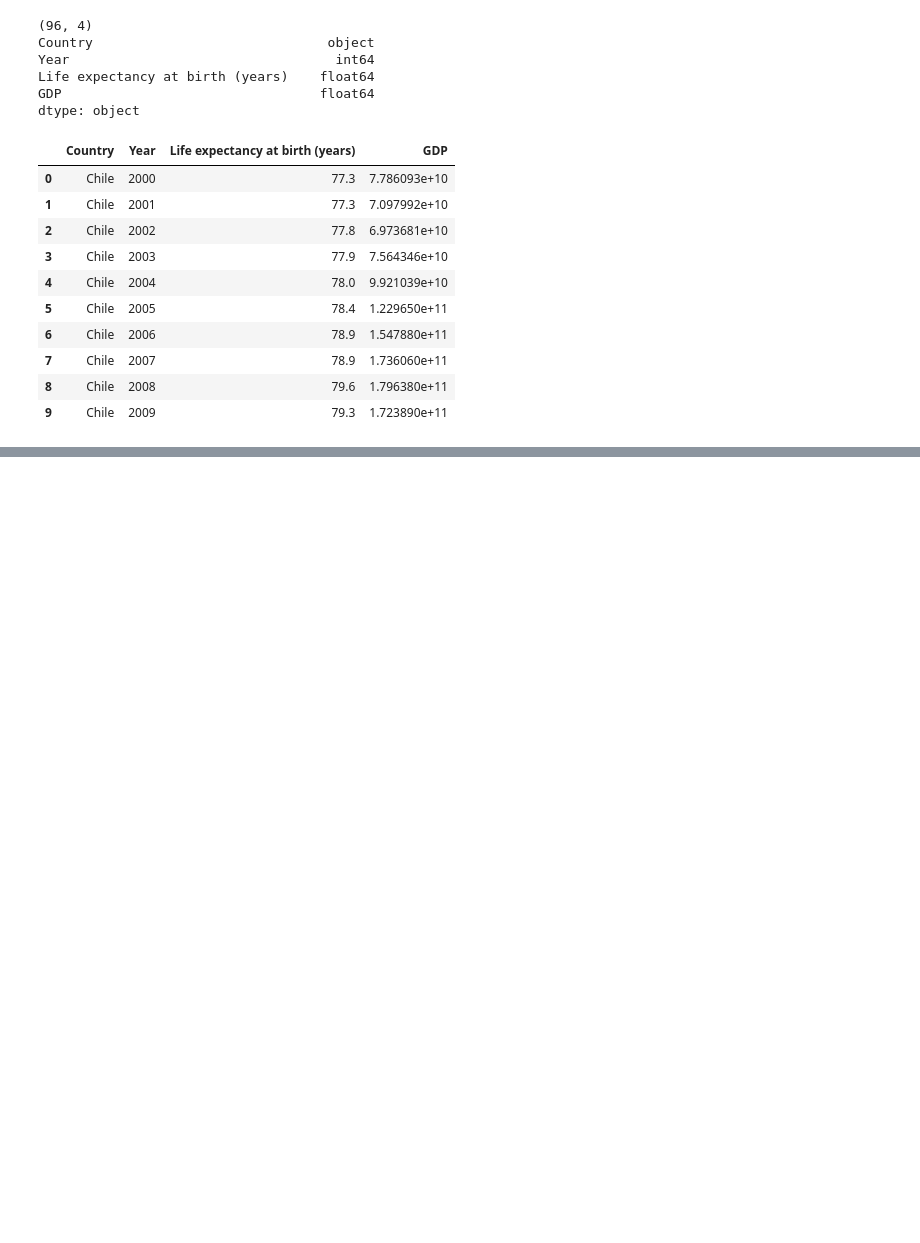
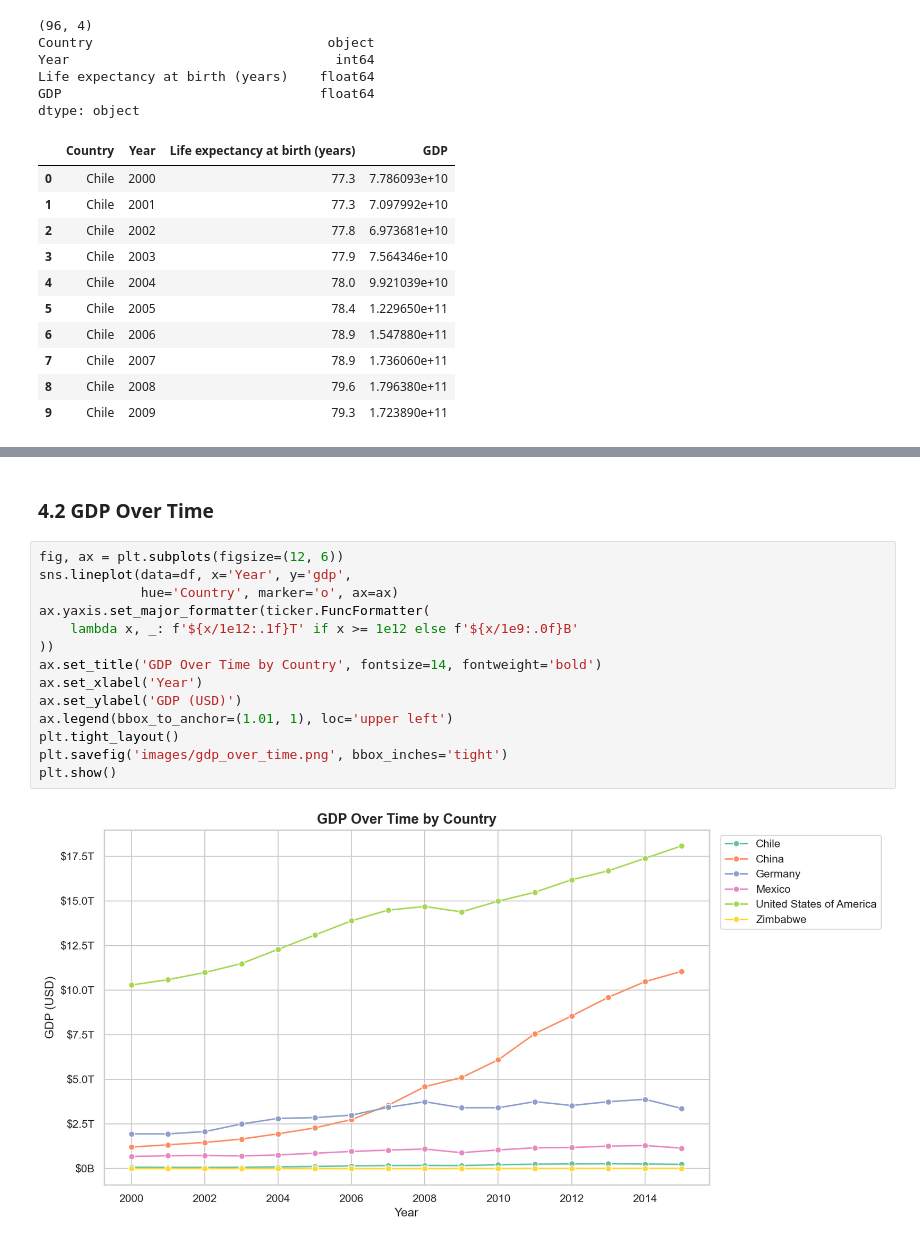
Before and after one commit to dxsastrous/life-expectancy-gdp-analysis, a Jupyter notebook: life_expectancy_gdp.ipynb, the cells around one changed output, grey strips where cells are left out. Saved outputs shown, nothing was run; the diff lists cells and outputs as text; blank space fills up the shorter version.

```diff
--- a/life_expectancy_gdp.ipynb
+++ b/life_expectancy_gdp.ipynb
@@ -57,0 +123,18 @@ dtype: int64
+# %% [markdown]
+### 4.2 GDP Over Time
+# %%
+fig, ax = plt.subplots(figsize=(12, 6))
+sns.lineplot(data=df, x='Year', y='gdp',
+             hue='Country', marker='o', ax=ax)
+ax.yaxis.set_major_formatter(ticker.FuncFormatter(
+    lambda x, _: f'${x/1e12:.1f}T' if x >= 1e12 else f'${x/1e9:.0f}B'
+))
+ax.set_title('GDP Over Time by Country', fontsize=14, fontweight='bold')
+ax.set_xlabel('Year')
+ax.set_ylabel('GDP (USD)')
+ax.legend(bbox_to_anchor=(1.01, 1), loc='upper left')
+plt.tight_layout()
+plt.savefig('images/gdp_over_time.png', bbox_inches='tight')
+plt.show()
+# %% [output]
+[figure, added]
```
Also changed, not shown: parts of 22 cells of this notebook, 7 other files.
